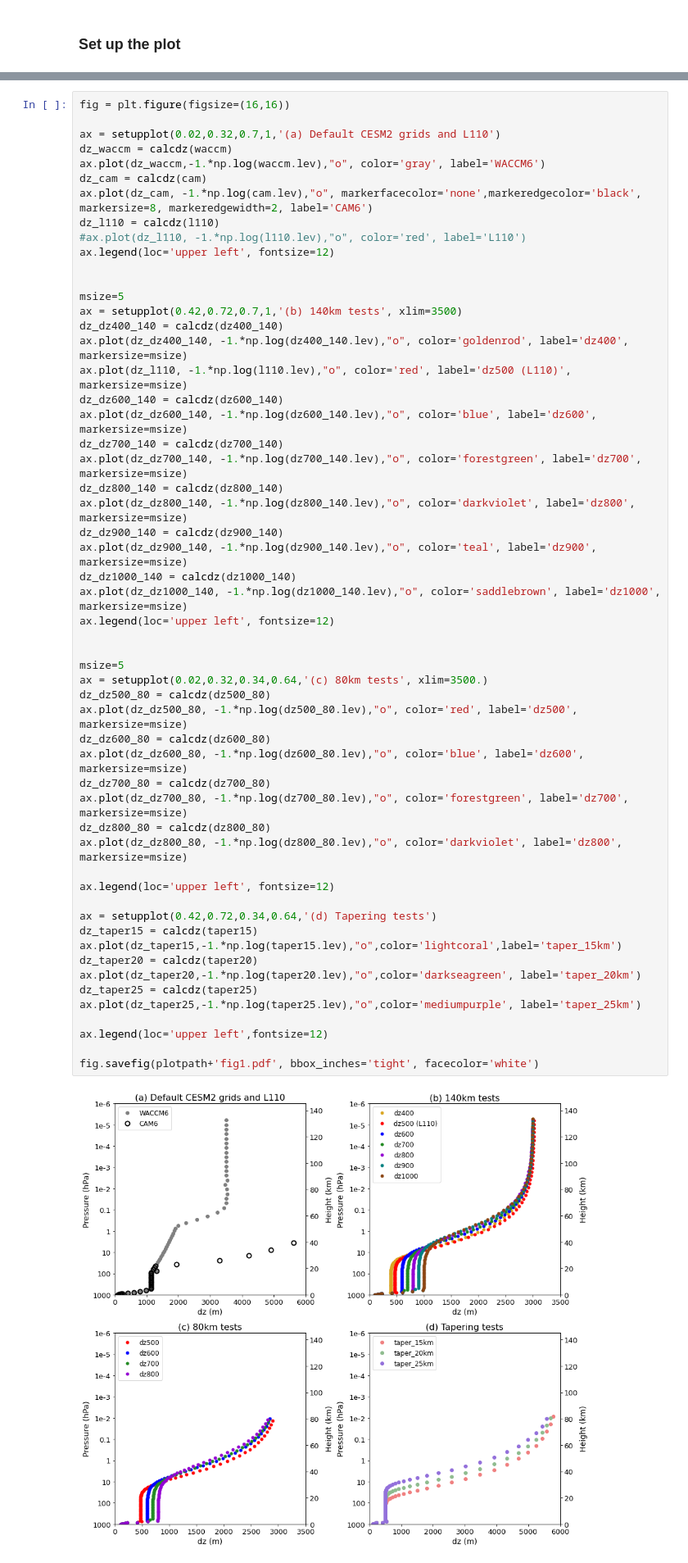
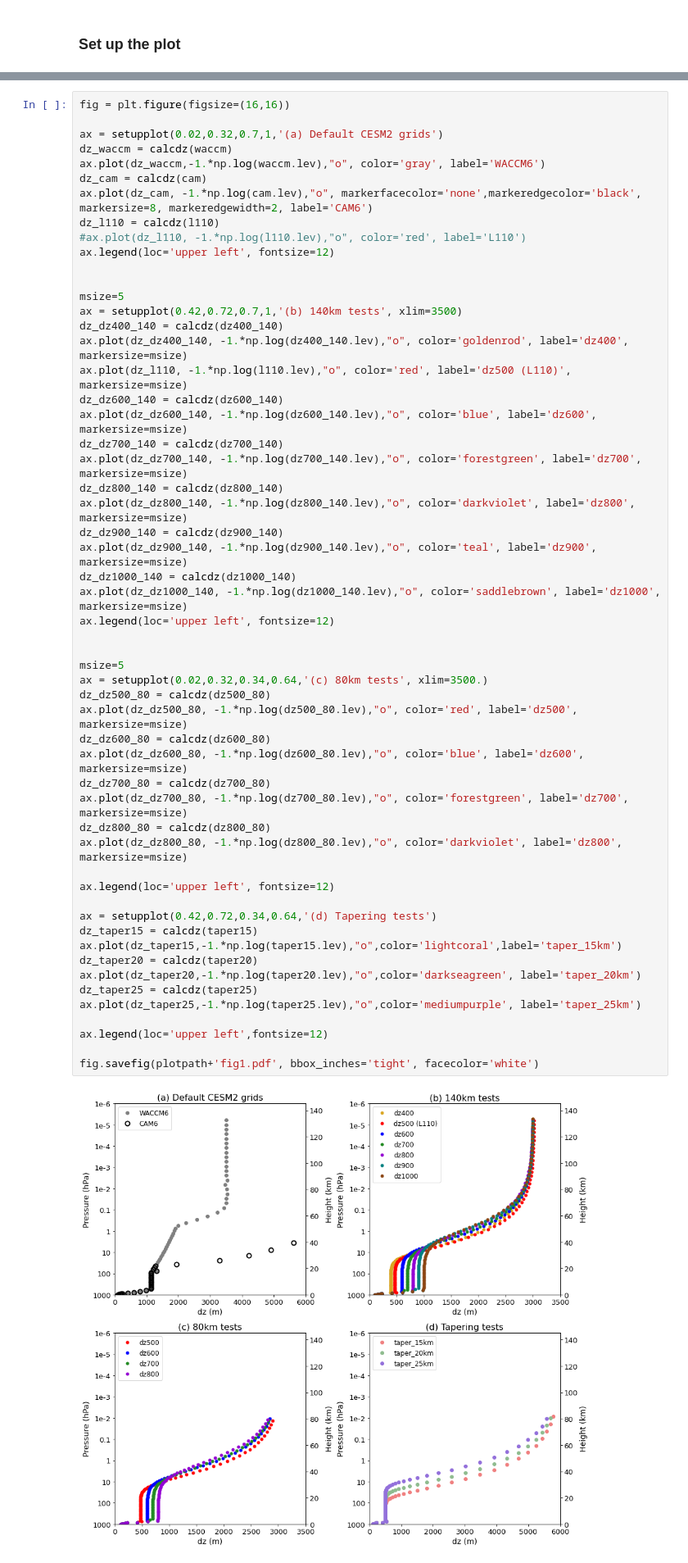
Before and after one commit to islasimpson/CAM7_vertres_paper, a Jupyter notebook: FIGURES/fig1.ipynb, the cells around one changed output, grey strips where cells are left out. Shown: that part at 82% size. Saved outputs shown, nothing was run; the diff lists cells and outputs as text.

Commit message:
updating figures

```diff
--- a/FIGURES/fig1.ipynb
+++ b/FIGURES/fig1.ipynb
@@ -79,7 +79,7 @@ def setupplot(x1, x2, y1, y2, titlestr, xlim=None):
 # %%
 fig = plt.figure(figsize=(16,16))
 
-ax = setupplot(0.02,0.32,0.7,1,'(a) Default CESM2 grids and L110')
+ax = setupplot(0.02,0.32,0.7,1,'(a) Default CESM2 grids')
 dz_waccm = calcdz(waccm)
 ax.plot(dz_waccm,-1.*np.log(waccm.lev),"o", color='gray', label='WACCM6')
 dz_cam = calcdz(cam)
@@ -105,31 +105,31 @@ ax.plot(dz_dz900_140, -1.*np.log(dz900_140.lev),"o", color='teal', label='dz900'
 dz_dz1000_140 = calcdz(dz1000_140)
 ax.plot(dz_dz1000_140, -1.*np.log(dz1000_140.lev),"o", color='saddlebrown', label='dz1000', markersize=msize)
 ax.legend(loc='upper left', fontsize=12)
 
 
 msize=5
 ax = setupplot(0.02,0.32,0.34,0.64,'(c) 80km tests', xlim=3500.)
 dz_dz500_80 = calcdz(dz500_80)
 ax.plot(dz_dz500_80, -1.*np.log(dz500_80.lev),"o", color='red', label='dz500', markersize=msize)
 dz_dz600_80 = calcdz(dz600_80)
 ax.plot(dz_dz600_80, -1.*np.log(dz600_80.lev),"o", color='blue', label='dz600', markersize=msize)
 dz_dz700_80 = calcdz(dz700_80)
 ax.plot(dz_dz700_80, -1.*np.log(dz700_80.lev),"o", color='forestgreen', label='dz700', markersize=msize)
 dz_dz800_80 = calcdz(dz800_80)
 ax.plot(dz_dz800_80, -1.*np.log(dz800_80.lev),"o", color='darkviolet', label='dz800', markersize=msize)
 
 ax.legend(loc='upper left', fontsize=12)
 
 ax = setupplot(0.42,0.72,0.34,0.64,'(d) Tapering tests')
 dz_taper15 = calcdz(taper15)
 ax.plot(dz_taper15,-1.*np.log(taper15.lev),"o",color='lightcoral',label='taper_15km')
 dz_taper20 = calcdz(taper20)
 ax.plot(dz_taper20,-1.*np.log(taper20.lev),"o",color='darkseagreen', label='taper_20km')
 dz_taper25 = calcdz(taper25)
 ax.plot(dz_taper25,-1.*np.log(taper25.lev),"o",color='mediumpurple', label='taper_25km')
 
 ax.legend(loc='upper left',fontsize=12)
 
 fig.savefig(plotpath+'fig1.pdf', bbox_inches='tight', facecolor='white')
 # %% [output]
-[figure, old version]
+[figure, new version]
```
Also changed, not shown: 1 other file.
